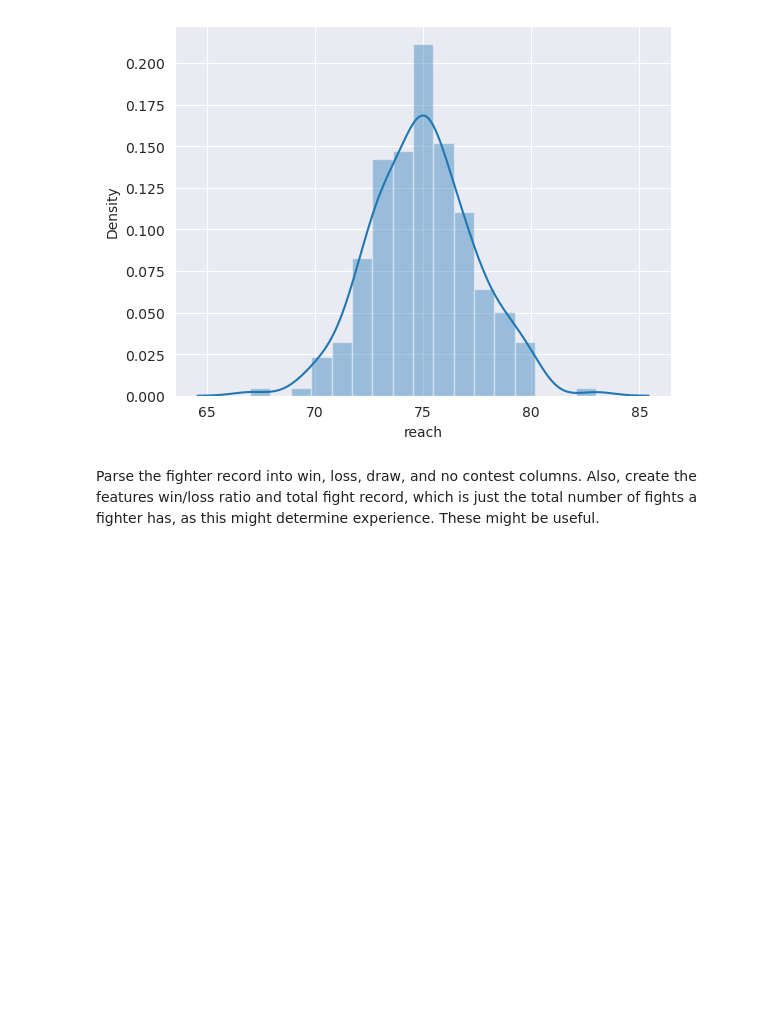
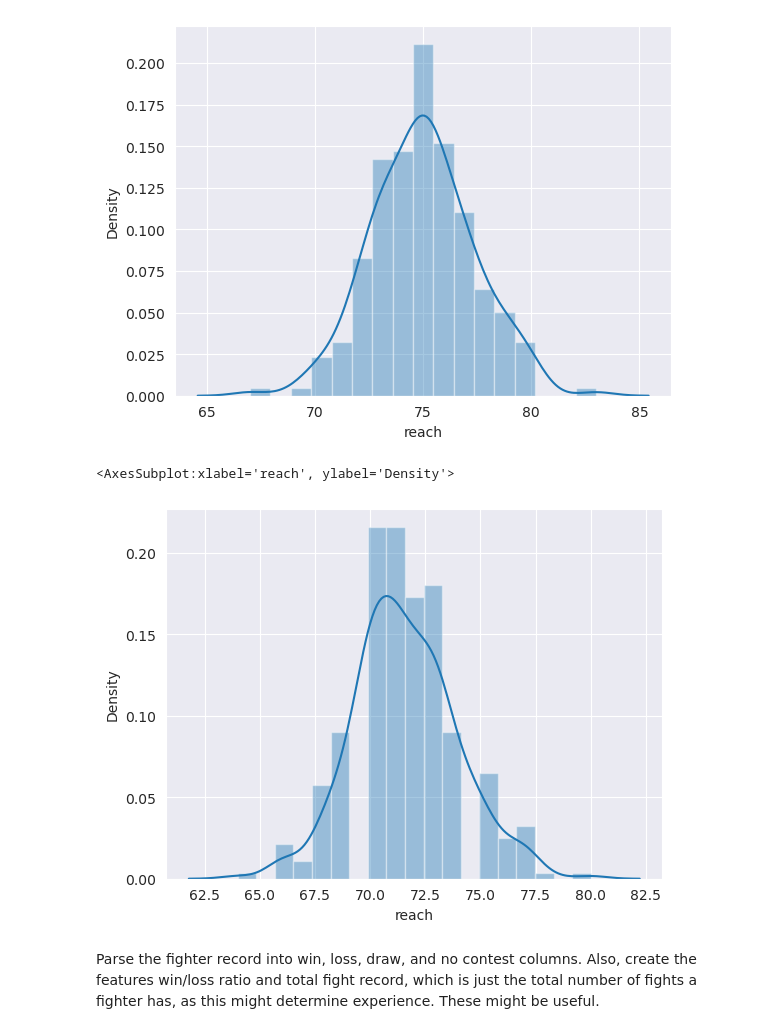
Before and after one commit to shere-khan/fight_predictor, a Jupyter notebook: predictor/Notebooks/Untitled.ipynb, the cells around one changed output. Cells and saved outputs as stored; diff of their text form; code cells hidden in the pictures; blank space fills up the shorter version.

```diff
--- a/predictor/Notebooks/Untitled.ipynb
+++ b/predictor/Notebooks/Untitled.ipynb
@@ -205,6 +204,11 @@ sns.distplot(temp1["reach"])
 # %% [output]
 <AxesSubplot:xlabel='reach', ylabel='Density'>
 [figure]
+# %%
+sns.distplot(fdf[fdf["weight"] == 155]["reach"])
+# %% [output]
+<AxesSubplot:xlabel='reach', ylabel='Density'>
+[figure, added]
 # %%
 # import re
 # # s = "Record: 19-7-1 (1 NC)"
```
Also changed, not shown: parts of 1 cell of this notebook.
